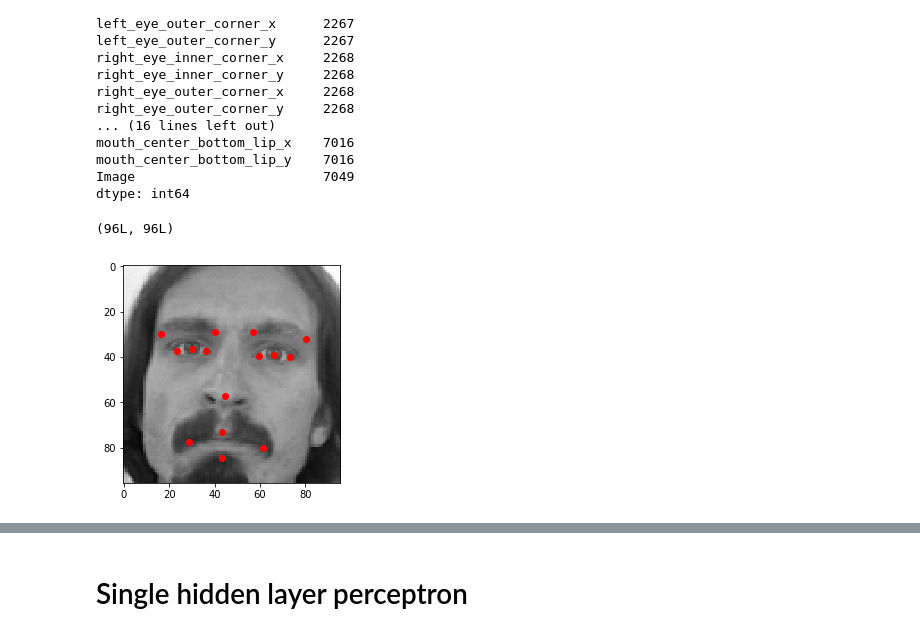
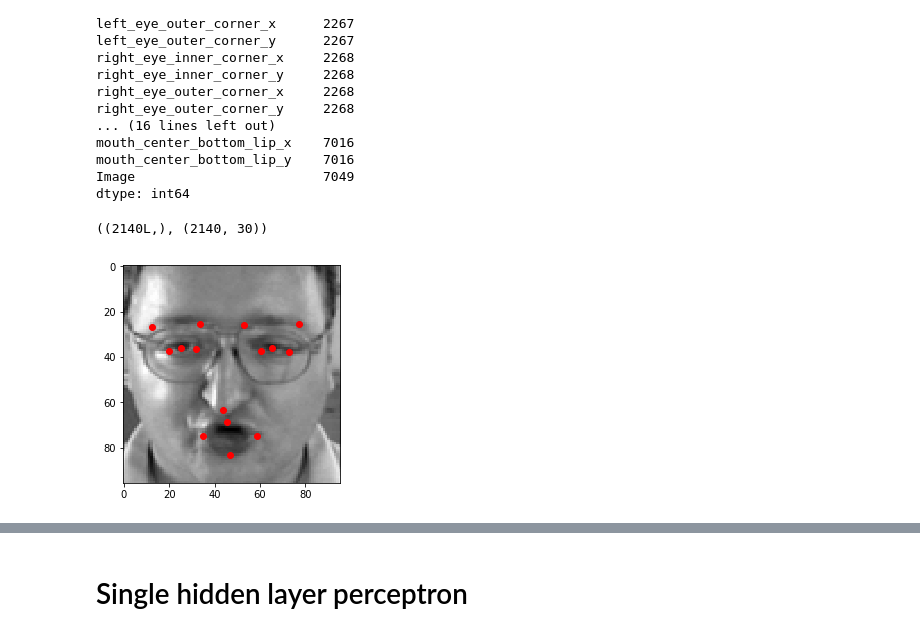
Before and after one commit to alexdauenhauer/MIDS_W207_facial_recognition, a Jupyter notebook: Alex_testlab.ipynb, the cells around one changed output, grey strips where cells are left out. Cells and saved outputs as stored; diff of their text form; code cells hidden in the pictures.

```diff
--- a/Alex_testlab.ipynb
+++ b/Alex_testlab.ipynb
@@ -21,9 +32,8 @@ keras version: 2.2.4
 pandas version: 0.23.4
 numpy version: 1.15.3
 # %%
-datapath = r'C:\Users\alexd\Documents\MIDS\Class_Materials\W207\datasets'
-test_data = pd.read_csv(os.path.join(datapath, 'test.csv'))
-train_data = pd.read_csv(os.path.join(datapath, 'training.csv'))
+test = pd.read_csv('test.csv')
+train = pd.read_csv('training.csv')
 
-test_data['Image'] = test_data.Image.apply(lambda im: np.fromstring(im, sep=' '))
-train_data['Image'] = train_data.Image.apply(lambda im: np.fromstring(im, sep=' '))
+test['Image'] = test.Image.apply(lambda im: np.fromstring(im, sep=' '))
+train['Image'] = train.Image.apply(lambda im: np.fromstring(im, sep=' '))
@@ -74,8 +66,11 @@ mouth_center_bottom_lip_x    7016
 mouth_center_bottom_lip_y    7016
 Image                        7049
 dtype: int64
-# %%
-img = train_data.Image[0].reshape(96,96)
-img.shape
-# %% [output]
-(96L, 96L)
+# %%
+train = train.dropna()
+# train = train.sample(frac=1).reset_index(drop=True)
+train_data = train.Image
+train_labels = train[train.columns[:-1]]
+train_data.shape, train_labels.shape
+# %% [output]
+((2140L,), (2140, 30))
@@ -82,8 +79,9 @@ img.shape
 # %%
+img = train_data.iloc[loc].reshape(96,96)
 plt.imshow(img, cmap='gray')
-for c in range(0, len(train_data.columns)-1, 2):
-    x = train_data[train_data.columns[c]][0]
-    y = train_data[train_data.columns[c+1]][0]
-    plt.scatter(x,y,c='r')
+for c in range(0, len(train_labels.columns)-1, 2):
+    x = train_labels[train_labels.columns[c]].iloc[loc]
+    y = train_labels[train_labels.columns[c+1]].iloc[loc]
+    plt.scatter(x, y, c='r')
 # %% [output]
-[figure, old version]
+[figure, new version]
```
Also changed, not shown: parts of 10 cells of this notebook.
